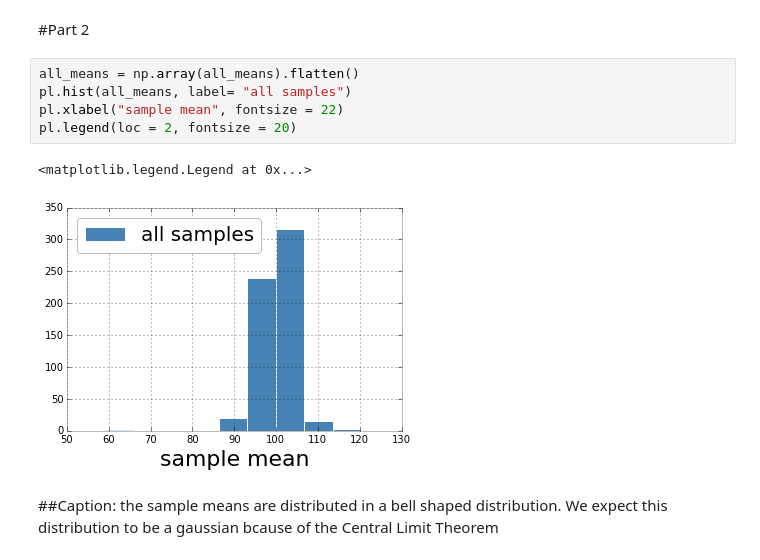
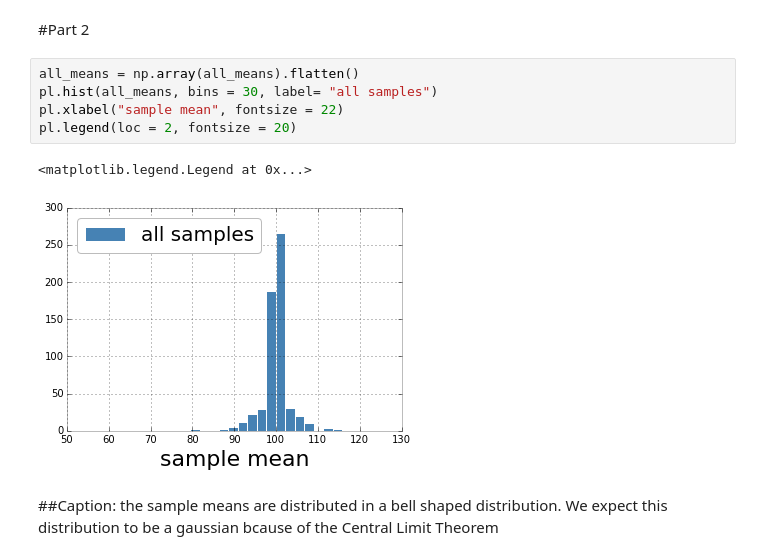
Before and after one commit to hannahkates/PUI2015_hkates, a Jupyter notebook: HW3/assignment1_distributions_solution.ipynb, the cells around one changed output. Drawn from its saved outputs; the diff is of its cells as text.

```diff
--- a/HW3/assignment1_distributions_solution.ipynb
+++ b/HW3/assignment1_distributions_solution.ipynb
@@ -130,12 +130,12 @@ the the mean of the sample converges to the mean of the population as the size i
 #Part 2
 # %%
 all_means = np.array(all_means).flatten()
-pl.hist(all_means, label= "all samples")
+pl.hist(all_means, bins = 30, label= "all samples")
 pl.xlabel("sample mean", fontsize = 22)
 pl.legend(loc = 2, fontsize = 20)
 # %% [output]
 <matplotlib.legend.Legend at 0x...>
-[figure, old version]
+[figure, new version]
 # %% [markdown]
 ##Caption:
 the sample means are distributed in a bell shaped distribution.
```
Also changed, not shown: 1 other file.
